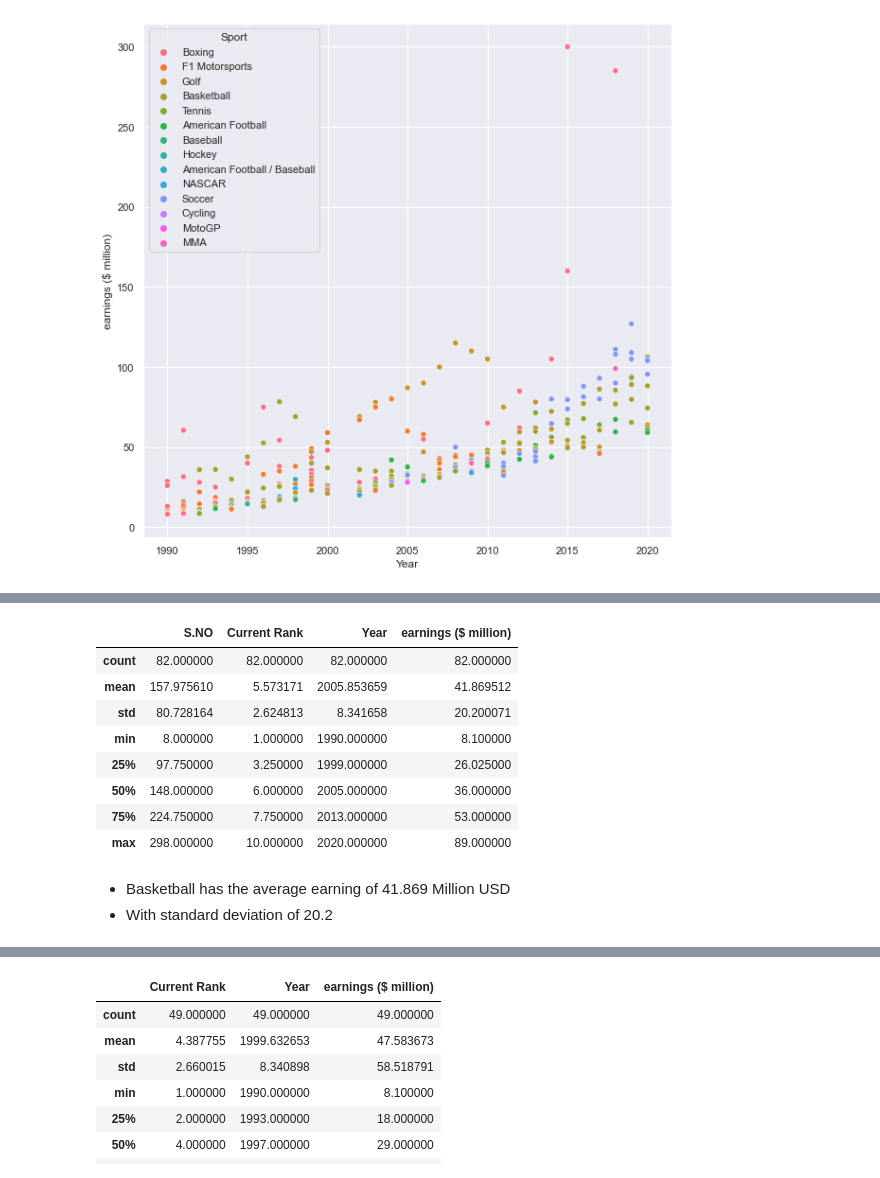
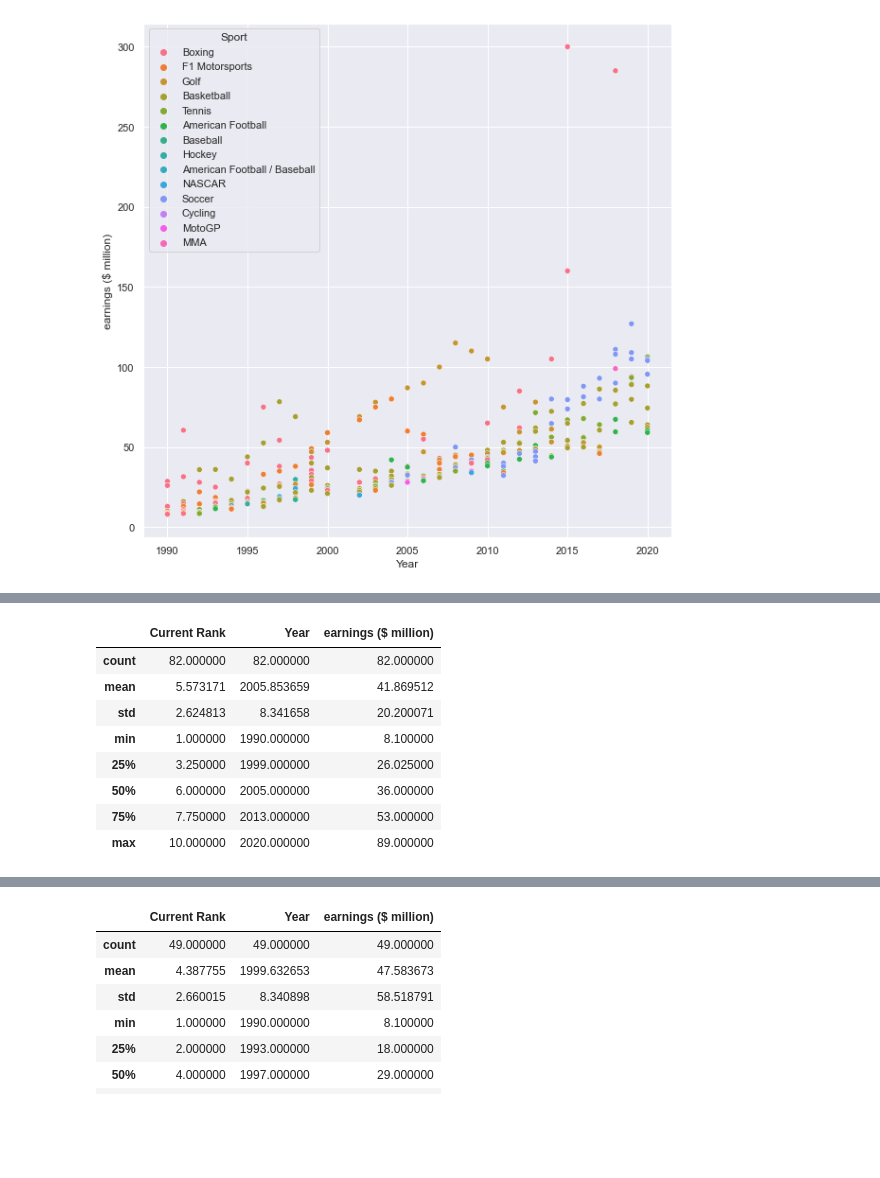
Before and after one commit to 3rda/Portfolio, a Jupyter notebook: Forbes Highest Paid Athletes/Forbes Highest Paid Athletes.ipynb, the cells around one changed output, grey strips where cells are left out. Cells and saved outputs as stored; diff of their text form; code cells hidden in the pictures; blank space fills up the shorter version.

```diff
--- a/Forbes Highest Paid Athletes/Forbes Highest Paid Athletes.ipynb
+++ b/Forbes Highest Paid Athletes/Forbes Highest Paid Athletes.ipynb
@@ -247,15 +247,12 @@ basketball_data
 # %%
-new_data[new_data['Sport'] == 'Basketball'].describe()
+basketball_data.describe()
 # %% [output]
-|  | S.NO | Current Rank | Year | earnings ($ million) |
-| count | 82.000000 | 82.000000 | 82.000000 | 82.000000 |
-| mean | 157.975610 | 5.573171 | 2005.853659 | 41.869512 |
-| std | 80.728164 | 2.624813 | 8.341658 | 20.200071 |
-| min | 8.000000 | 1.000000 | 1990.000000 | 8.100000 |
-| 25% | 97.750000 | 3.250000 | 1999.000000 | 26.025000 |
-| 50% | 148.000000 | 6.000000 | 2005.000000 | 36.000000 |
-| 75% | 224.750000 | 7.750000 | 2013.000000 | 53.000000 |
-| max | 298.000000 | 10.000000 | 2020.000000 | 89.000000 |
+|  | Current Rank | Year | earnings ($ million) |
+| count | 82.000000 | 82.000000 | 82.000000 |
+| mean | 5.573171 | 2005.853659 | 41.869512 |
+| std | 2.624813 | 8.341658 | 20.200071 |
+| min | 1.000000 | 1990.000000 | 8.100000 |
+| 25% | 3.250000 | 1999.000000 | 26.025000 |
+| 50% | 6.000000 | 2005.000000 | 36.000000 |
+| 75% | 7.750000 | 2013.000000 | 53.000000 |
+| max | 10.000000 | 2020.000000 | 89.000000 |
-# %% [markdown]
-- Basketball has the average earning of 41.869 Million USD
-- With standard deviation of 20.2
```
Also changed, not shown: parts of 43 cells of this notebook.
